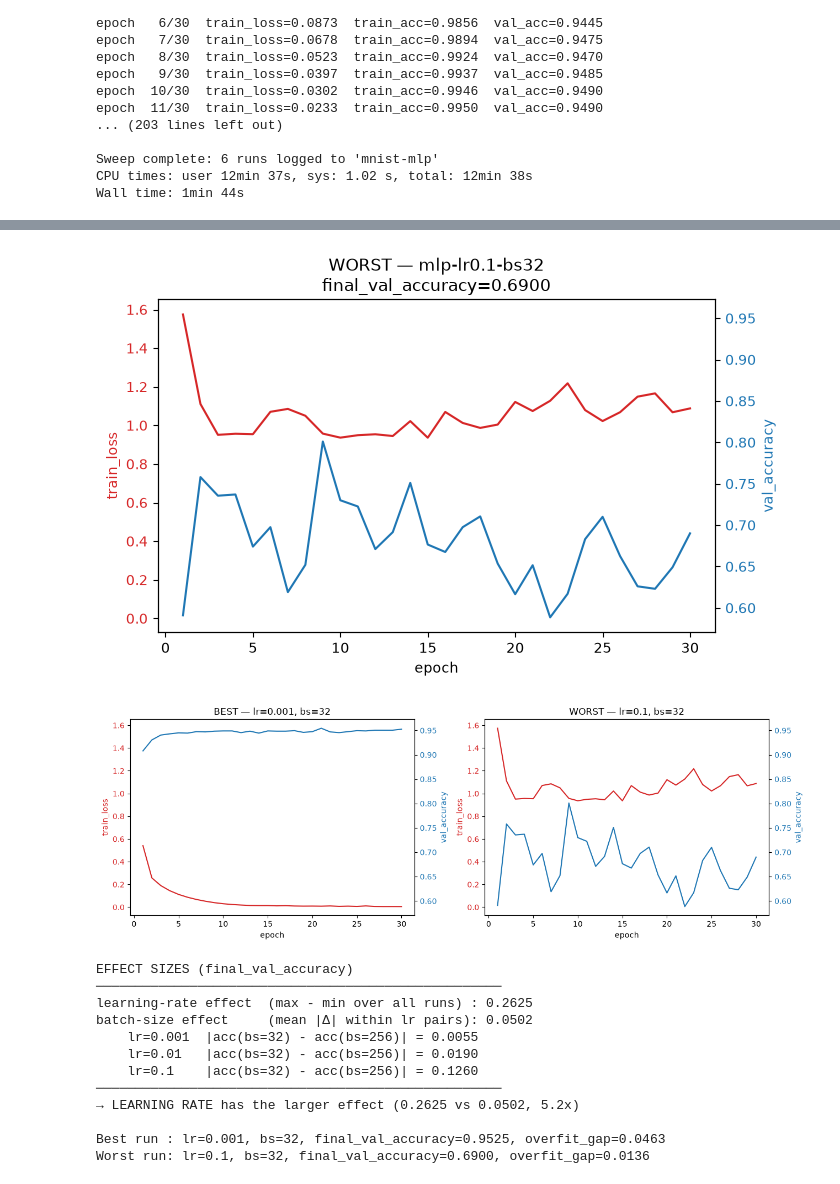
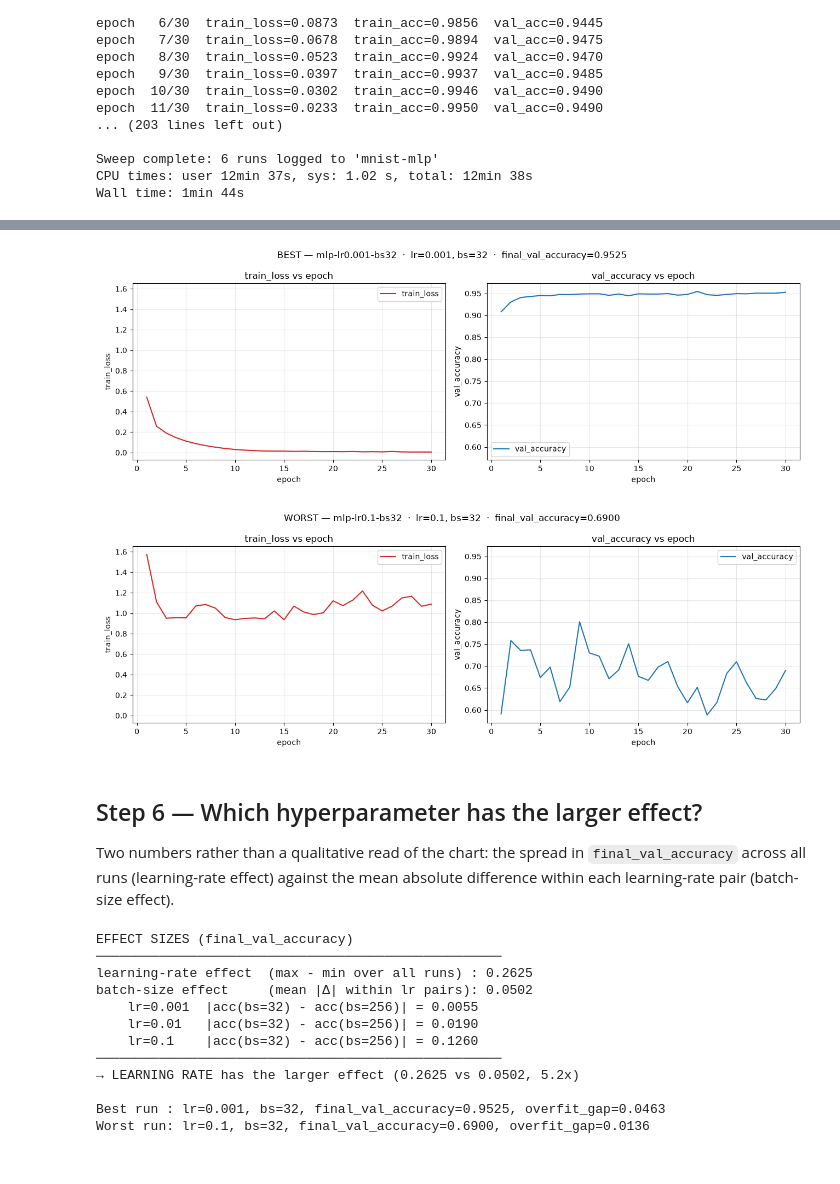
Before and after one commit to poketwouser/AIOps_Assignment_1, a Jupyter notebook: q2_mlflow_mnist/Q2_MLflow_MNIST.ipynb, the cells around one changed output, grey strips where cells are left out. Saved outputs shown, nothing was run; the diff lists cells and outputs as text; code cells hidden in the pictures.

```diff
--- a/q2_mlflow_mnist/Q2_MLflow_MNIST.ipynb
+++ b/q2_mlflow_mnist/Q2_MLflow_MNIST.ipynb
@@ -198,30 +247,32 @@ plt.show()
+# %%
+fig, (ax_loss, ax_acc) = plt.subplots(1, 2, figsize=(13, 4.5))
+plot_run_curves(ax_loss, ax_acc, best["run_id"], LOSS_YLIM, ACC_YLIM)
+fig.suptitle(
+    f"BEST — {best.get('tags.mlflow.runName', best['run_id'])}"
+    f"  ·  lr={best['params.learning_rate']}, bs={best['params.batch_size']}"
+    f"  ·  final_val_accuracy={float(best['metrics.final_val_accuracy']):.4f}"
+)
+fig.tight_layout()
+plt.show()
+# %% [output]
+[figure, added]
 # %%
-fig, ax = plt.subplots(figsize=(7, 4.5))
-plot_run_curves(
-    ax,
-    worst["run_id"],
-    f"WORST — {worst.get('tags.mlflow.runName', worst['run_id'])}\n"
-    f"final_val_accuracy={float(worst['metrics.final_val_accuracy']):.4f}",
-    LOSS_YLIM,
-    ACC_YLIM,
+fig, (ax_loss, ax_acc) = plt.subplots(1, 2, figsize=(13, 4.5))
+plot_run_curves(ax_loss, ax_acc, worst["run_id"], LOSS_YLIM, ACC_YLIM)
+fig.suptitle(
+    f"WORST — {worst.get('tags.mlflow.runName', worst['run_id'])}"
+    f"  ·  lr={worst['params.learning_rate']}, bs={worst['params.batch_size']}"
+    f"  ·  final_val_accuracy={float(worst['metrics.final_val_accuracy']):.4f}"
 )
 fig.tight_layout()
 plt.show()
-
-fig, axes = plt.subplots(1, 2, figsize=(13, 4.5))
-for ax, row, label in ((axes[0], best, "BEST"), (axes[1], worst, "WORST")):
-    plot_run_curves(
-        ax,
-        row["run_id"],
-        f"{label} — lr={row['params.learning_rate']}, bs={row['params.batch_size']}",
-        LOSS_YLIM,
-        ACC_YLIM,
-    )
-fig.tight_layout()
-plt.show()
 # %% [output]
-[figure, old version]
+[figure, new version]
-[figure, removed]
+# %% [markdown]
+## Step 6 — Which hyperparameter has the larger effect?
+Two numbers rather than a qualitative read of the chart: the spread in `final_val_accuracy` across
+all runs (learning-rate effect) against the mean absolute difference within each learning-rate pair
+(batch-size effect).
 # %%
 table = runs_table.assign(
     lr=runs_table["params.learning_rate"].astype(float),
```
Also changed, not shown: parts of 14 cells of this notebook, 9 other files.
